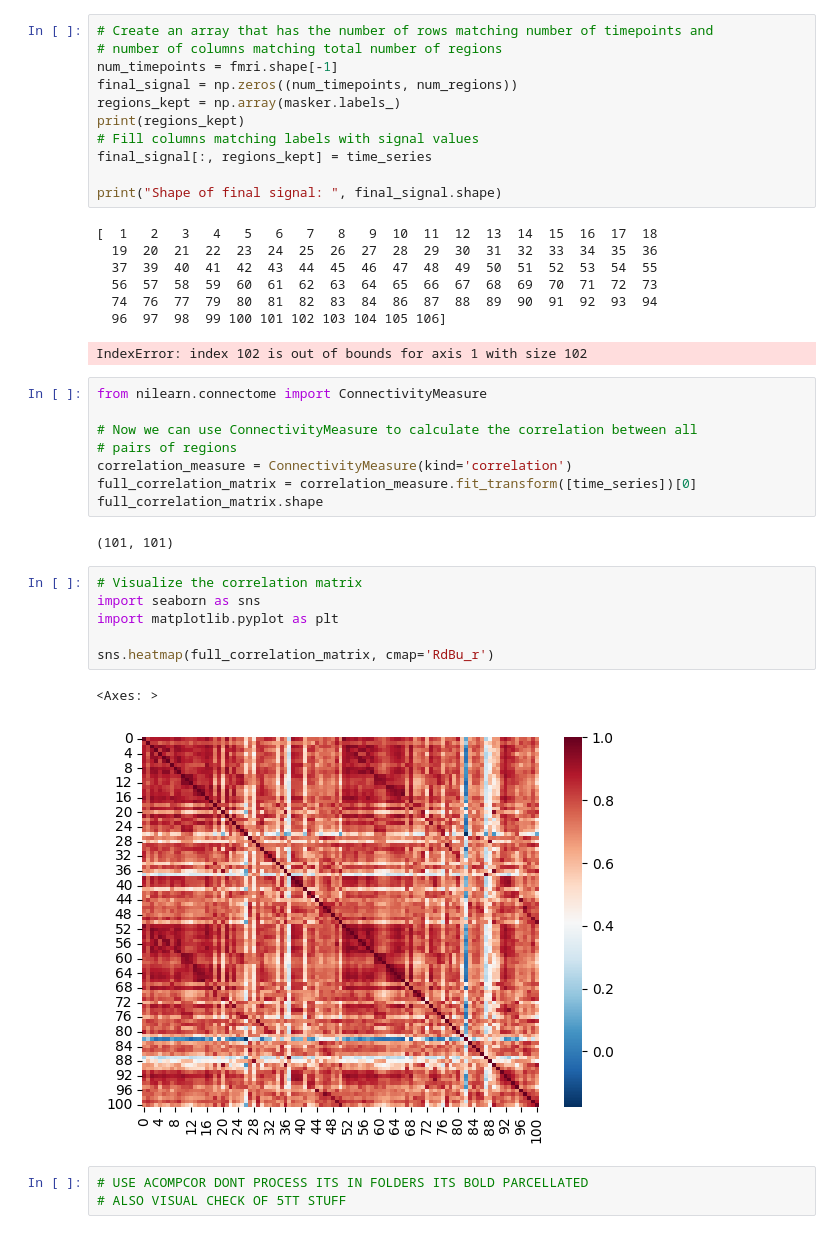
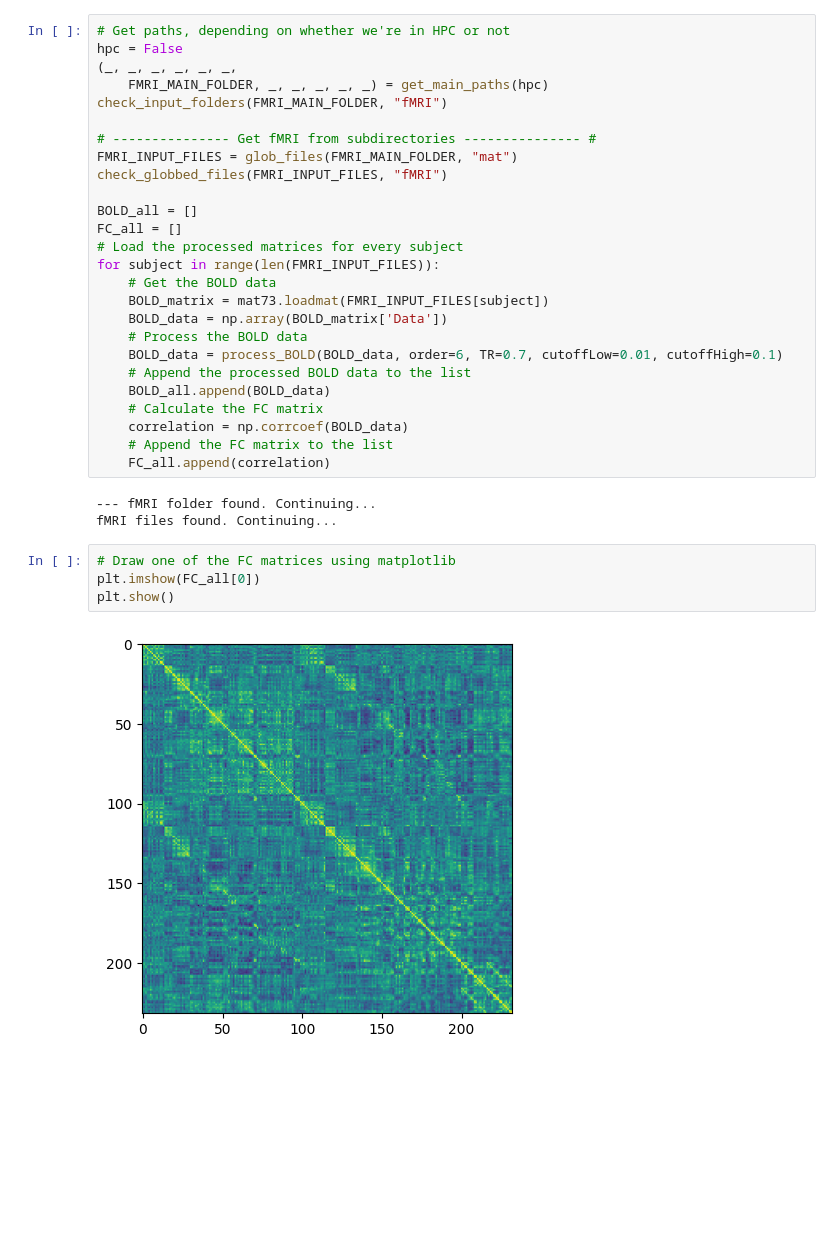
Before and after one commit to Hana-Ali/Deep-Learning-For-SC, a Jupyter notebook: MRI_preprocessing/exploration_notebooks/FC_exploration.ipynb, the cells around one changed output. Drawn from its saved outputs; the diff is of its cells as text; blank space fills up the shorter version.

Commit message:
Visualized one of the new FC matrices

```diff
--- a/MRI_preprocessing/exploration_notebooks/FC_exploration.ipynb
+++ b/MRI_preprocessing/exploration_notebooks/FC_exploration.ipynb
@@ -279,41 +14,35 @@ Number of regions:  102
-# %%
-# Create an array that has the number of rows matching number of timepoints and
-# number of columns matching total number of regions
-num_timepoints = fmri.shape[-1]
-final_signal = np.zeros((num_timepoints, num_regions))
-regions_kept = np.array(masker.labels_)
-print(regions_kept)
-# Fill columns matching labels with signal values
-final_signal[:, regions_kept] = time_series
-
-print("Shape of final signal: ", final_signal.shape)
-# %% [output]
-[  1   2   3   4   5   6   7   8   9  10  11  12  13  14  15  16  17  18
-  19  20  21  22  23  24  25  26  27  28  29  30  31  32  33  34  35  36
-  37  39  40  41  42  43  44  45  46  47  48  49  50  51  52  53  54  55
-  56  57  58  59  60  61  62  63  64  65  66  67  68  69  70  71  72  73
-  74  76  77  79  80  81  82  83  84  86  87  88  89  90  91  92  93  94
-  96  97  98  99 100 101 102 103 104 105 106]
-IndexError: index 102 is out of bounds for axis 1 with size 102
-# %%
-from nilearn.connectome import ConnectivityMeasure
-
-# Now we can use ConnectivityMeasure to calculate the correlation between all
-# pairs of regions
-correlation_measure = ConnectivityMeasure(kind='correlation')
-full_correlation_matrix = correlation_measure.fit_transform([time_series])[0]
-full_correlation_matrix.shape
-# %% [output]
-(101, 101)
-# %%
-# Visualize the correlation matrix
-import seaborn as sns
-import matplotlib.pyplot as plt
-
-sns.heatmap(full_correlation_matrix, cmap='RdBu_r')
-# %% [output]
-<Axes: >
-[figure, removed]
-# %%
-# USE ACOMPCOR DONT PROCESS ITS IN FOLDERS ITS BOLD PARCELLATED
-# ALSO VISUAL CHECK OF 5TT STUFF
+# %%
+# Get paths, depending on whether we're in HPC or not
+hpc = False
+(_, _, _, _, _, _,
+    FMRI_MAIN_FOLDER, _, _, _, _, _) = get_main_paths(hpc)
+check_input_folders(FMRI_MAIN_FOLDER, "fMRI")
+
+# --------------- Get fMRI from subdirectories --------------- #
+FMRI_INPUT_FILES = glob_files(FMRI_MAIN_FOLDER, "mat")
+check_globbed_files(FMRI_INPUT_FILES, "fMRI")
+
+BOLD_all = []
+FC_all = []
+# Load the processed matrices for every subject
+for subject in range(len(FMRI_INPUT_FILES)):
+    # Get the BOLD data
+    BOLD_matrix = mat73.loadmat(FMRI_INPUT_FILES[subject])
+    BOLD_data = np.array(BOLD_matrix['Data'])
+    # Process the BOLD data
+    BOLD_data = process_BOLD(BOLD_data, order=6, TR=0.7, cutoffLow=0.01, cutoffHigh=0.1)
+    # Append the processed BOLD data to the list
+    BOLD_all.append(BOLD_data)
+    # Calculate the FC matrix
+    correlation = np.corrcoef(BOLD_data)
+    # Append the FC matrix to the list
+    FC_all.append(correlation)
+# %% [output]
+--- fMRI folder found. Continuing...
+fMRI files found. Continuing...
+# %%
+# Draw one of the FC matrices using matplotlib
+plt.imshow(FC_all[0])
+plt.show()
+# %% [output]
+[figure, added]
```
Also changed, not shown: parts of 14 cells of this notebook, 1 other file.
